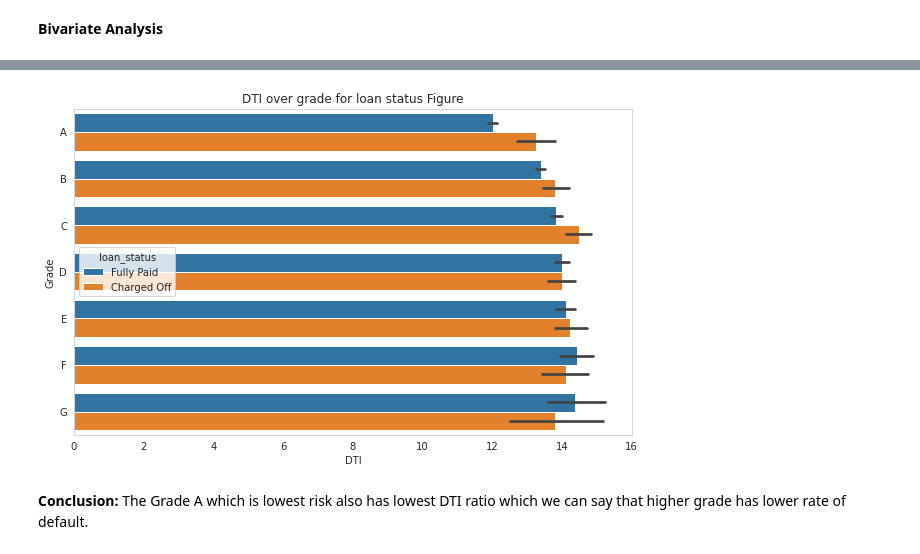
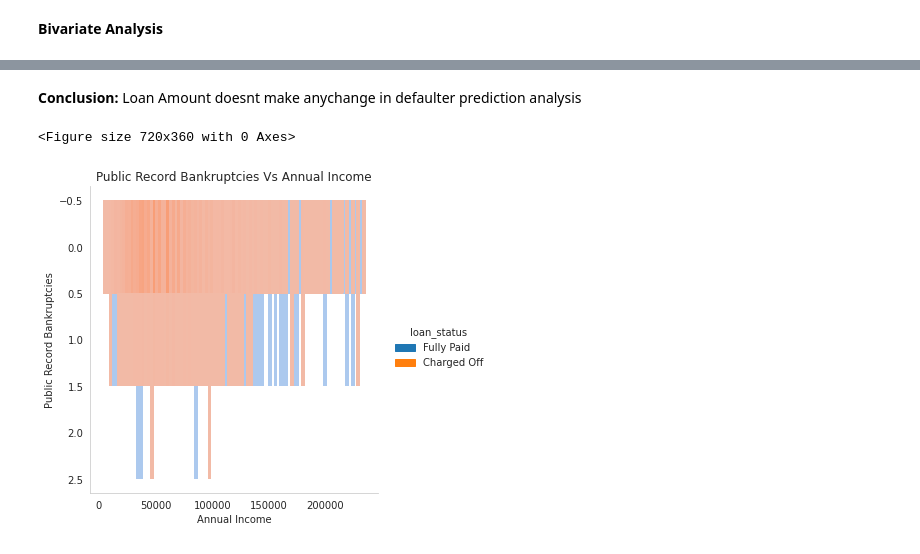
Before and after one commit to PrathameshMore777/LendingClubCaseStudy, a Jupyter notebook: LendingClubCaseStudy.ipynb, the cells around one changed output, grey strips where cells are left out. Cells and saved outputs as stored; diff of their text form; code cells hidden in the pictures.

```diff
--- a/LendingClubCaseStudy.ipynb
+++ b/LendingClubCaseStudy.ipynb
@@ -753,12 +661,13 @@ plt.show()
+# %% [markdown]
+**Conclusion:** Loan Amount doesnt make anychange in defaulter prediction analysis
 # %%
-# DTI over grade for loan status
-plt.figure(figsize=(10,6))
-sns.barplot(data=loan_data,x='dti',y='grade',hue='loan_status')
-plt.xlabel('DTI')
-plt.ylabel('Grade')
-plt.title('DTI over grade for loan status Figure',fontsize=12)
+# Comparison of annual income to public record bankruptcy over loan status
+plt.figure(figsize=(10,5))
+sns.displot(y=loan_data.pub_rec_bankruptcies.astype('category'),x=loan_data.annual_inc,hue=loan_data.loan_status)
+plt.xlabel('Annual Income')
+plt.ylabel('Public Record Bankruptcies')
+plt.title('Public Record Bankruptcies Vs Annual Income',fontsize=12)
 plt.show()
 # %% [output]
+<Figure size 720x360 with 0 Axes>
-[figure, old version]
+[figure, new version]
-# %% [markdown]
-**Conclusion:** The Grade A which is lowest risk also has lowest DTI ratio which we can say that higher grade has lower rate of default.
```
Also changed, not shown: parts of 92 cells of this notebook, 3 other files.
